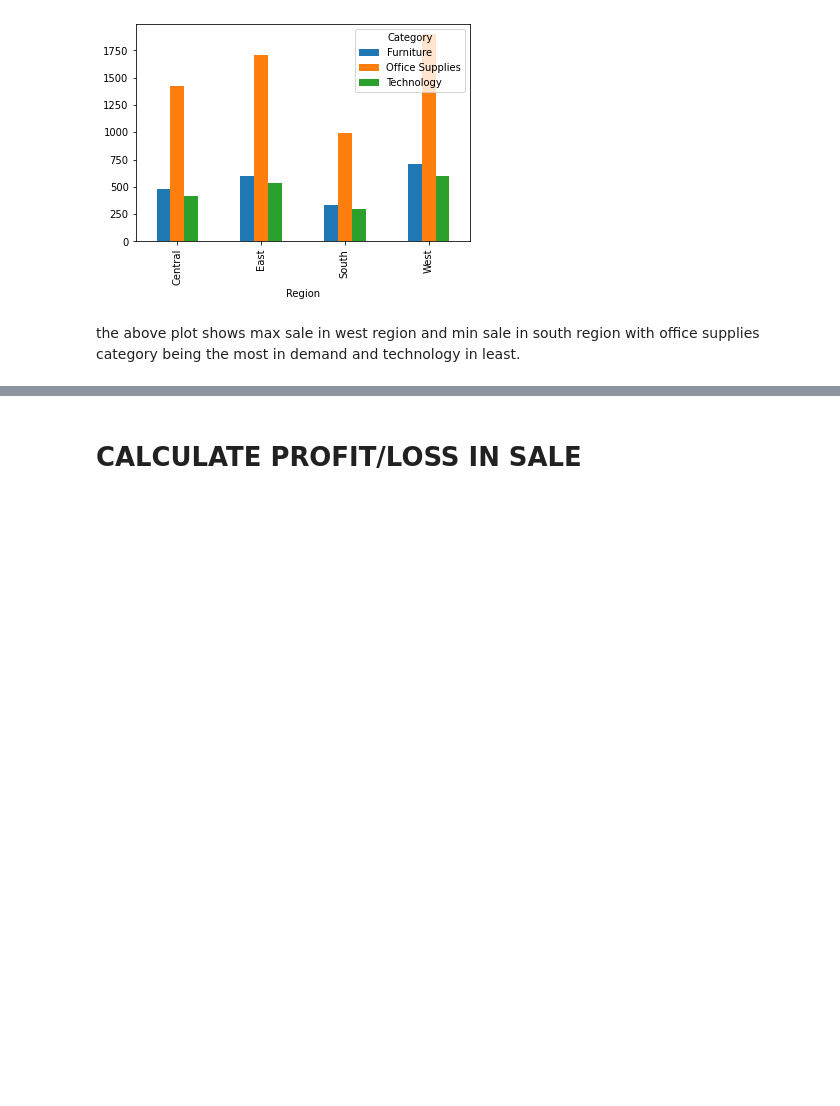
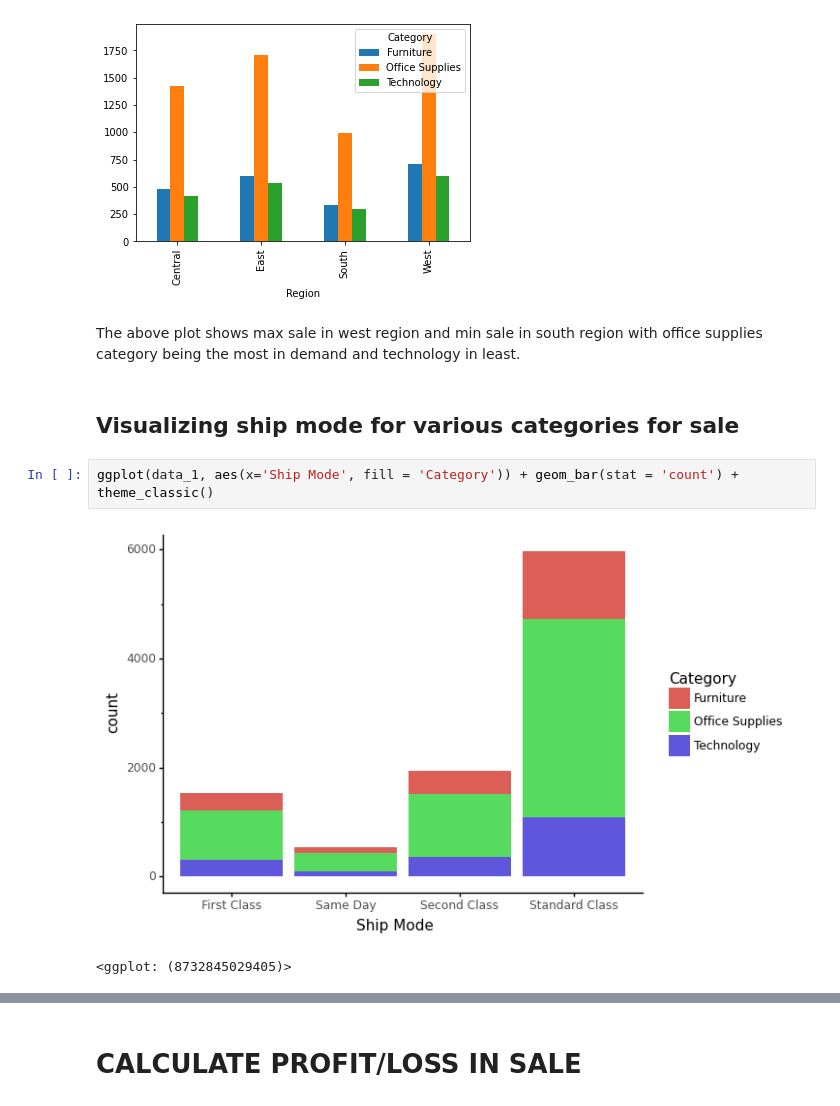
Before and after one commit to Akankhya-Mohapatra/SparksFoundation-Internship, a Jupyter notebook: Akankhya_GRIP_TASK5.ipynb, the cells around one changed output, grey strips where cells are left out. Saved outputs shown, nothing was run; the diff lists cells and outputs as text; blank space fills up the shorter version.

```diff
--- a/Akankhya_GRIP_TASK5.ipynb
+++ b/Akankhya_GRIP_TASK5.ipynb
@@ -233,4 +249,11 @@ pd.crosstab(data_1['Region'],data_1['Category']).plot(kind = 'bar')
 <matplotlib.axes._subplots.AxesSubplot at 0x...>
 [figure]
 # %% [markdown]
-the above plot shows max sale in west region and min sale in south region with office supplies category being the most in demand and technology in least.
+The above plot shows max sale in west region and min sale in south region with office supplies category being the most in demand and technology in least.
+# %% [markdown]
+## Visualizing ship mode for various categories for sale
+# %%
+ggplot(data_1, aes(x='Ship Mode', fill = 'Category')) + geom_bar(stat = 'count') +  theme_classic()
+# %% [output]
+[figure, added]
+<ggplot: (8732845029405)>
```
Also changed, not shown: parts of 43 cells of this notebook.
